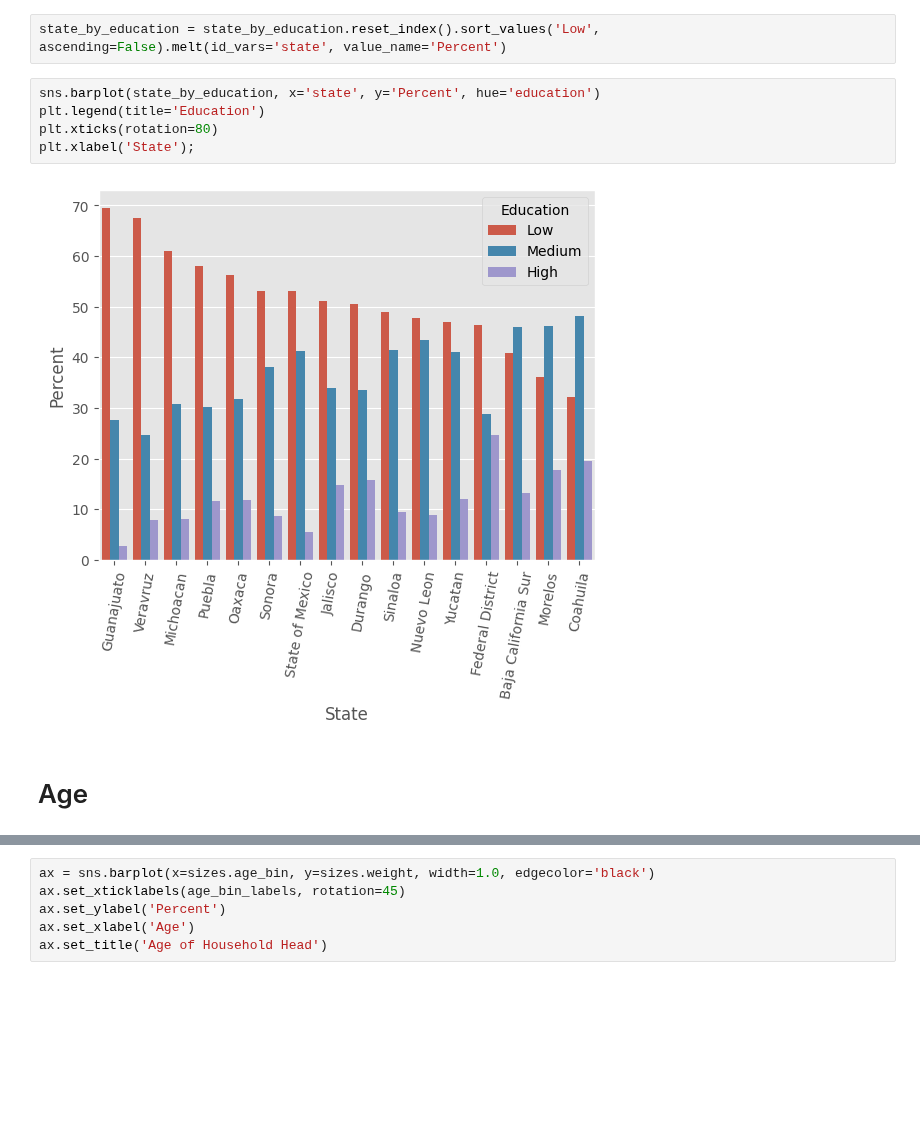
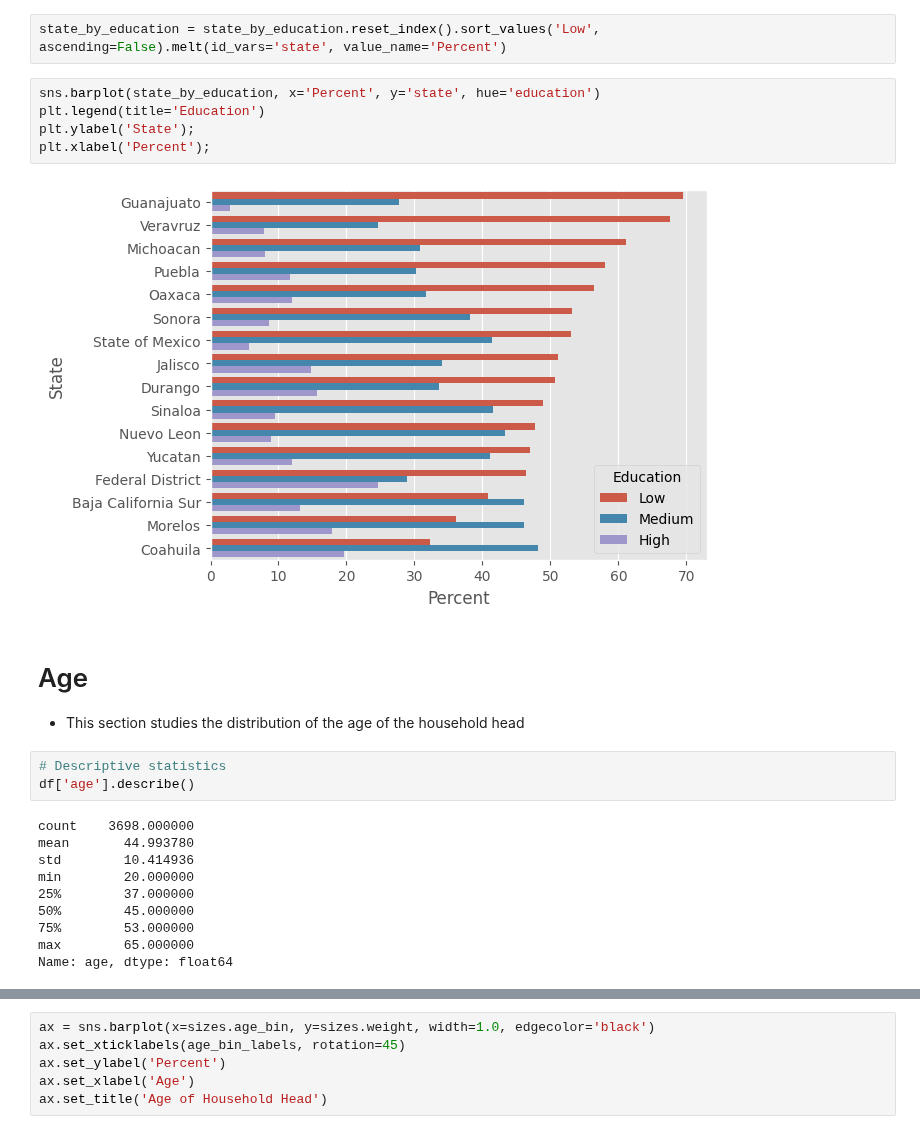
Before and after one commit to mjv2146/access-to-financial-markets, a Jupyter notebook: notebooks/2005/03_EDA.ipynb, the cells around one changed output, grey strips where cells are left out. Cells and saved outputs as stored; diff of their text form; blank space fills up the shorter version.

```diff
--- a/notebooks/2005/03_EDA.ipynb
+++ b/notebooks/2005/03_EDA.ipynb
@@ -214,14 +232,28 @@ state_by_education
 # %%
 state_by_education = state_by_education.reset_index().sort_values('Low', ascending=False).melt(id_vars='state', value_name='Percent')
 # %%
-sns.barplot(state_by_education, x='state', y='Percent', hue='education')
+sns.barplot(state_by_education, x='Percent', y='state', hue='education')
 plt.legend(title='Education')
-plt.xticks(rotation=80)
-plt.xlabel('State');
+plt.ylabel('State');
+plt.xlabel('Percent');
 # %% [output]
-[figure, old version]
+[figure, new version]
-# %% [markdown]
-# Age
+# %% [markdown]
+# Age
+- This section studies the distribution of the age of the household head
+# %%
+# Descriptive statistics
+df['age'].describe()
+# %% [output]
+count    3698.000000
+mean       44.993780
+std        10.414936
+min        20.000000
+25%        37.000000
+50%        45.000000
+75%        53.000000
+max        65.000000
+Name: age, dtype: float64
 # %%
 agebins = np.arange(20, 70, 5)
 df['age_bin'] = pd.cut(df.age, agebins)
```
Also changed, not shown: parts of 28 cells of this notebook, 1 other file.
